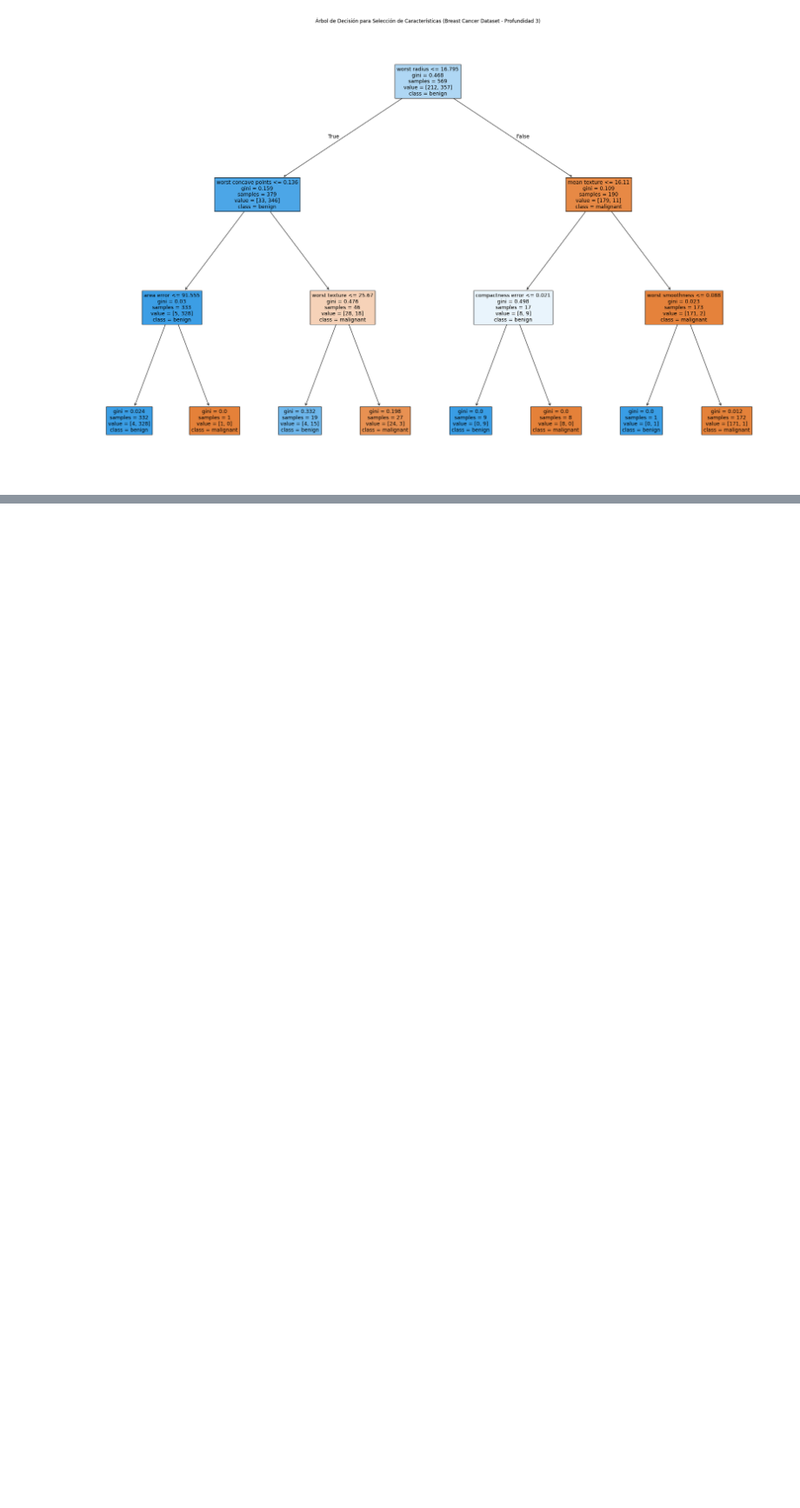
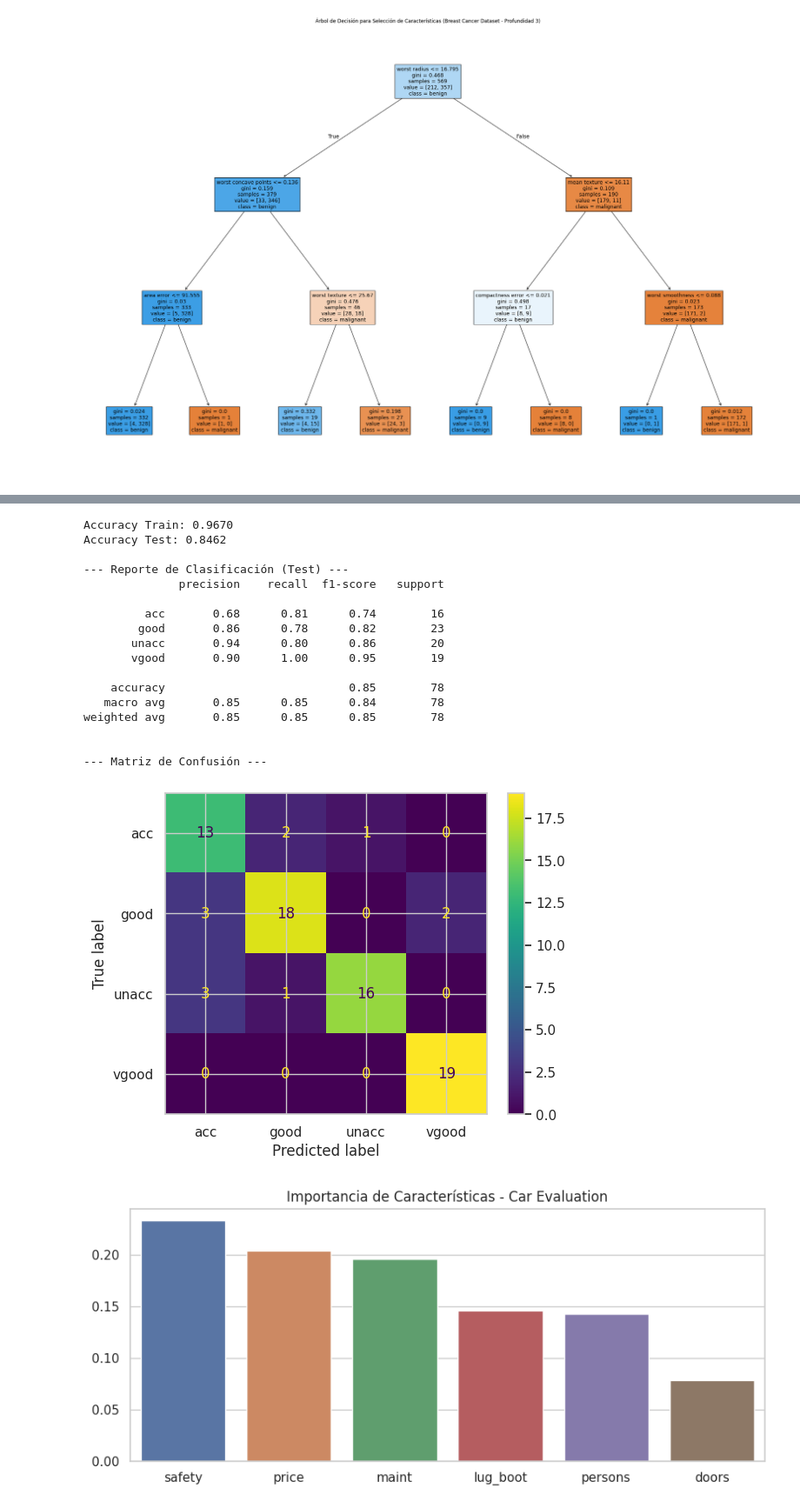
Before and after one commit to elihat2022/ML, a Jupyter notebook: Decision_Trees.ipynb, the cells around one changed output, grey strips where cells are left out. Shown at 87% size. Saved outputs shown, nothing was run; the diff lists cells and outputs as text; code cells hidden in the pictures; blank space fills up the shorter version.

```diff
--- a/Decision_Trees.ipynb
+++ b/Decision_Trees.ipynb
@@ -89,0 +718,52 @@ plt.show()
+# %%
+# --- 5. EVALUACIÓN ---
+from sklearn.metrics import accuracy_score, classification_report, confusion_matrix, ConfusionMatrixDisplay
+
+# Predicciones
+y_train_pred_tree_car = best_tree_car.predict(X_train_car)
+y_test_pred_tree_car = best_tree_car.predict(X_test_car)
+
+# Accuracy
+train_acc = accuracy_score(y_train_car, y_train_pred_tree_car)
+test_acc = accuracy_score(y_test_car, y_test_pred_tree_car)
+
+print(f"Accuracy Train: {train_acc:.4f}")
+print(f"Accuracy Test: {test_acc:.4f}")
+
+# Reporte de Clasificación
+print("\n--- Reporte de Clasificación (Test) ---")
+print(classification_report(y_test_car, y_test_pred_tree_car))
+
+# Matriz de Confusión
+print("\n--- Matriz de Confusión ---")
+cm = confusion_matrix(y_test_car, y_test_pred_tree_car, labels=best_tree_car.classes_)
+disp = ConfusionMatrixDisplay(confusion_matrix=cm, display_labels=best_tree_car.classes_)
+disp.plot()
+plt.show()
+
+# Importancia de Características
+feature_scores_car = pd.DataFrame(pd.Series(best_tree_car.feature_importances_, index=X_train_car.columns).sort_values(ascending=False)).T
+plt.figure(figsize=(10,4))
+sns.barplot(data=feature_scores_car)
+plt.title("Importancia de Características - Car Evaluation")
+plt.show()
+# %% [output]
+Accuracy Train: 0.9670
+Accuracy Test: 0.8462
+
+--- Reporte de Clasificación (Test) ---
+              precision    recall  f1-score   support
+
+         acc       0.68      0.81      0.74        16
+        good       0.86      0.78      0.82        23
+       unacc       0.94      0.80      0.86        20
+       vgood       0.90      1.00      0.95        19
+
+    accuracy                           0.85        78
+   macro avg       0.85      0.85      0.84        78
+weighted avg       0.85      0.85      0.85        78
+
+
+--- Matriz de Confusión ---
+[figure, added]
+[figure, added]
```
Also changed, not shown: parts of 16 cells of this notebook, 1 other file.
